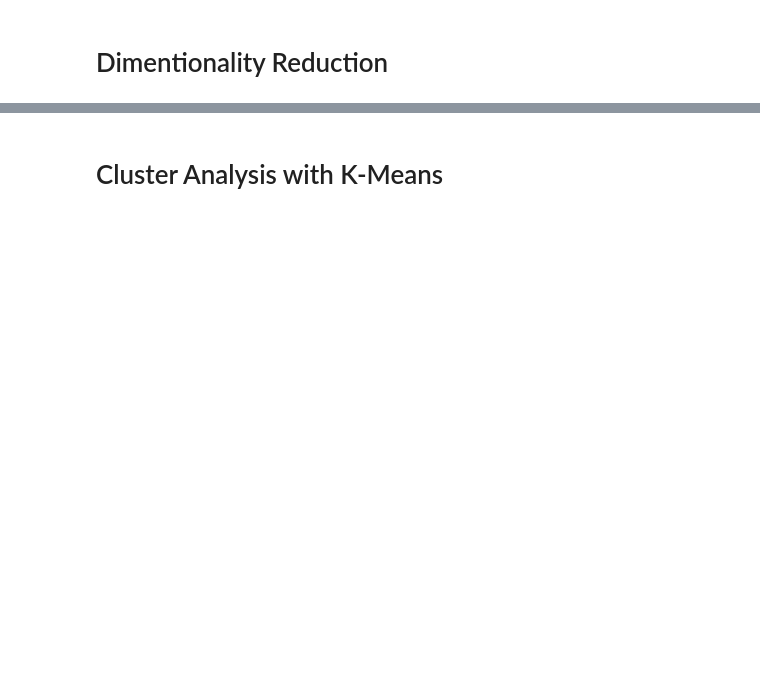
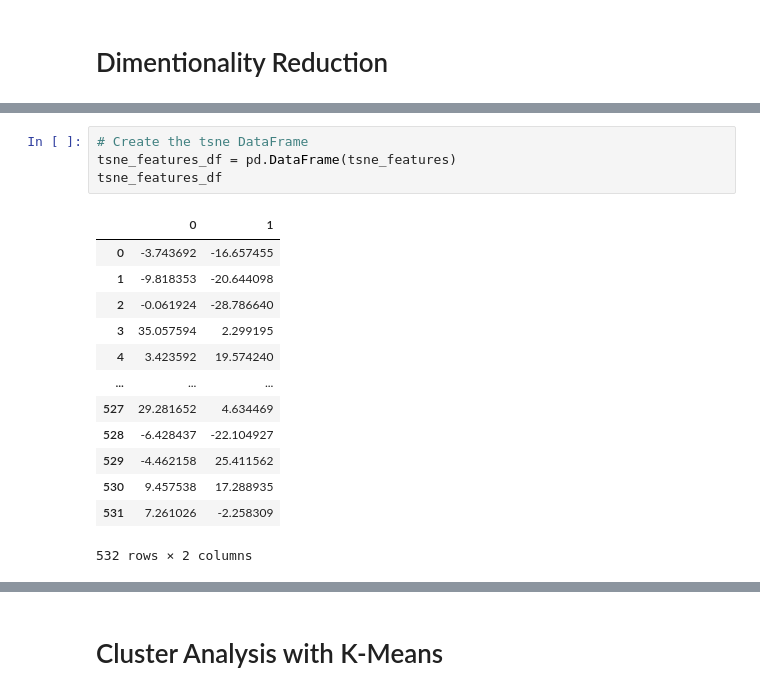
Before and after one commit to dschoen24/Cryptocurrency-Clusters, a Jupyter notebook: crypto_clustering.ipynb, the cells around one changed output, grey strips where cells are left out. Drawn from its saved outputs; the diff is of its cells as text; blank space fills up the shorter version.

```diff
--- a/crypto_clustering.ipynb
+++ b/crypto_clustering.ipynb
@@ -83,0 +261,18 @@ crypto_pca_df
+# %%
+# Create the tsne DataFrame
+tsne_features_df = pd.DataFrame(tsne_features)
+tsne_features_df
+# %% [output]
+|  | 0 | 1 |
+| 0 | -3.743692 | -16.657455 |
+| 1 | -9.818353 | -20.644098 |
+| 2 | -0.061924 | -28.786640 |
+| 3 | 35.057594 | 2.299195 |
+| 4 | 3.423592 | 19.574240 |
+| ... | ... | ... |
+| 527 | 29.281652 | 4.634469 |
+| 528 | -6.428437 | -22.104927 |
+| 529 | -4.462158 | 25.411562 |
+| 530 | 9.457538 | 17.288935 |
+| 531 | 7.261026 | -2.258309 |
+532 rows × 2 columns
```
Also changed, not shown: parts of 33 cells of this notebook, 1 other file.
